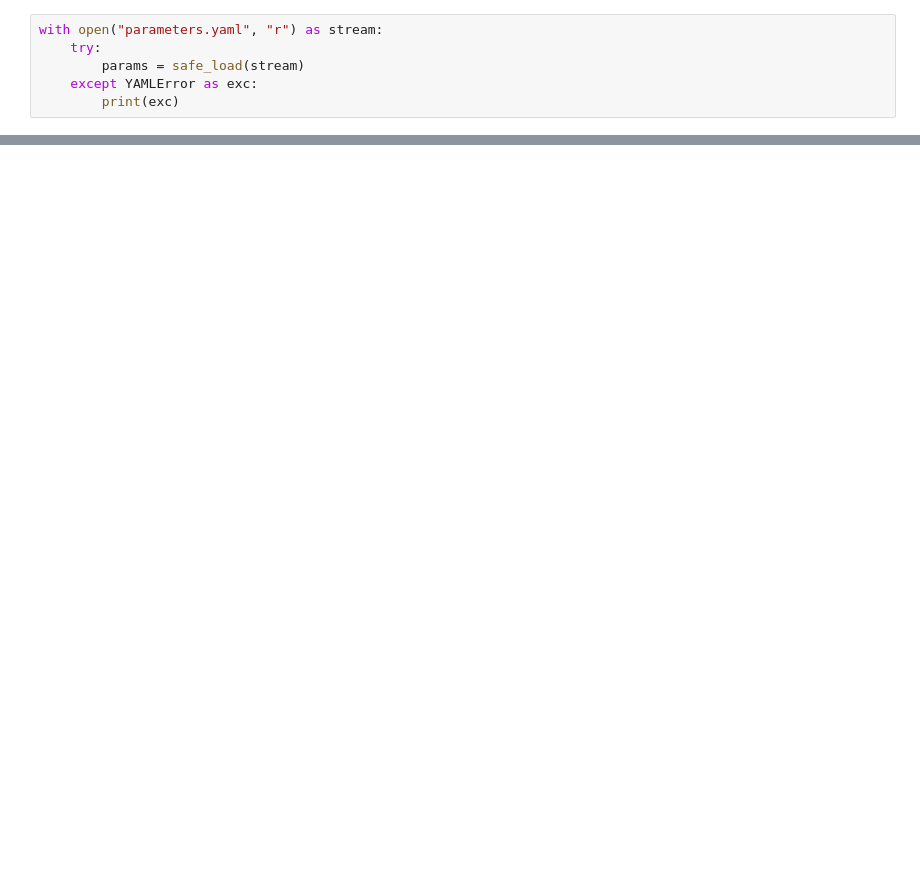
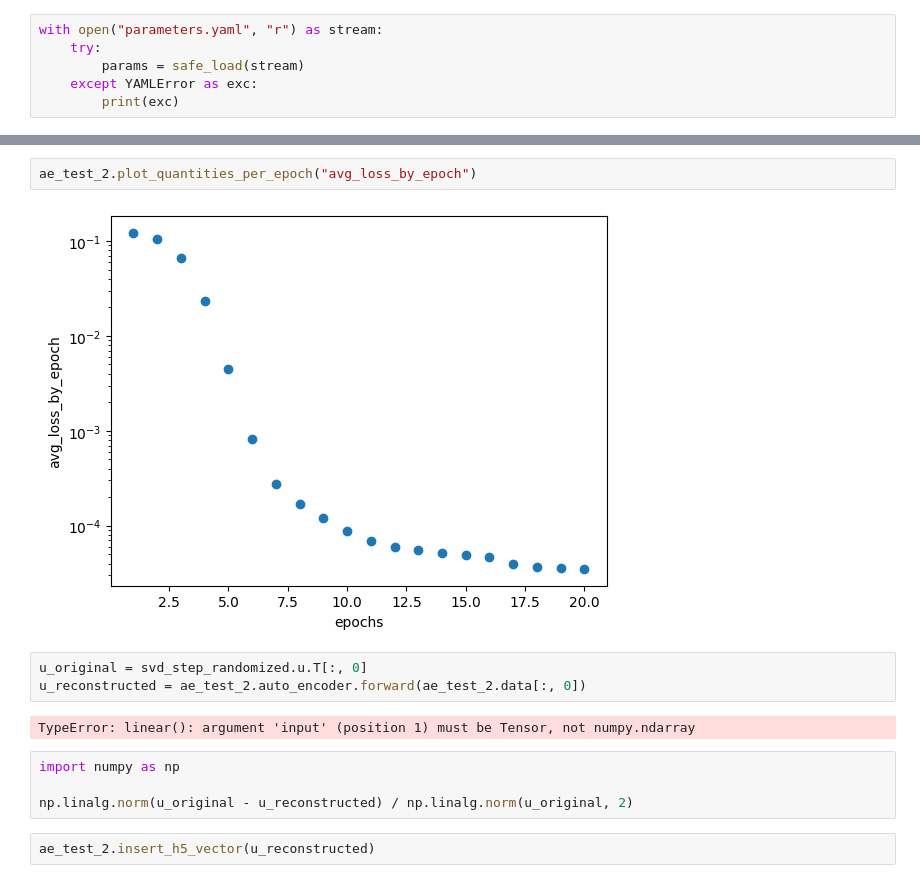
Before and after one commit to gf-barros/snapflow, a Jupyter notebook: notebook_test.ipynb, the cells around one changed output, grey strips where cells are left out. Cells and saved outputs as stored; diff of their text form; blank space fills up the shorter version.

```diff
--- a/notebook_test.ipynb
+++ b/notebook_test.ipynb
@@ -140,0 +80,15 @@ Sequential(
+# %%
+ae_test_2.plot_quantities_per_epoch("avg_loss_by_epoch")
+# %% [output]
+[figure, added]
+# %%
+u_original = svd_step_randomized.u.T[:, 0]
+u_reconstructed = ae_test_2.auto_encoder.forward(ae_test_2.data[:, 0])
+# %% [output]
+TypeError: linear(): argument 'input' (position 1) must be Tensor, not numpy.ndarray
+# %%
+import numpy as np
+
+np.linalg.norm(u_original - u_reconstructed) / np.linalg.norm(u_original, 2)
+# %%
+ae_test_2.insert_h5_vector(u_reconstructed)
```
Also changed, not shown: parts of 14 cells of this notebook, 6 other files.
